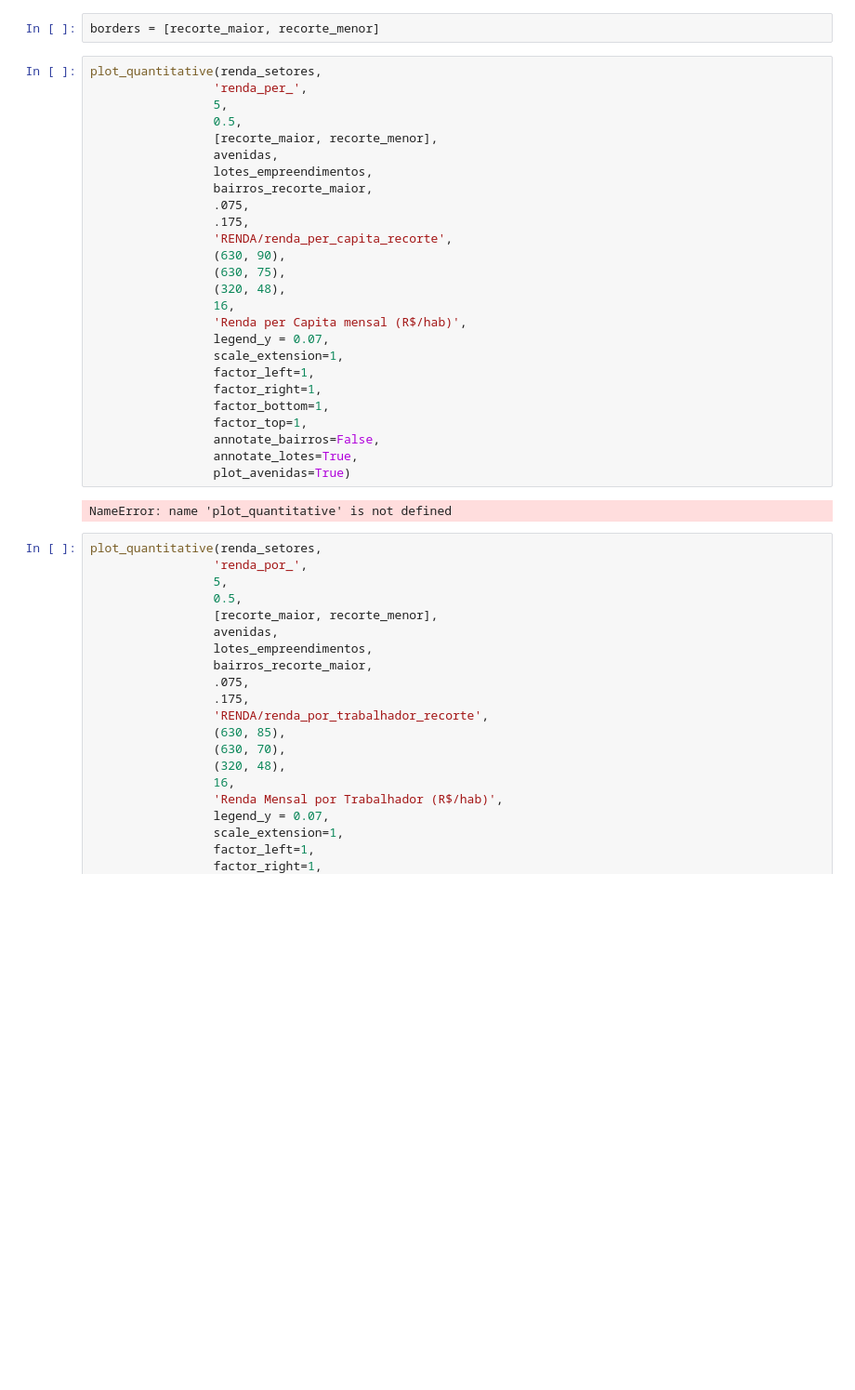
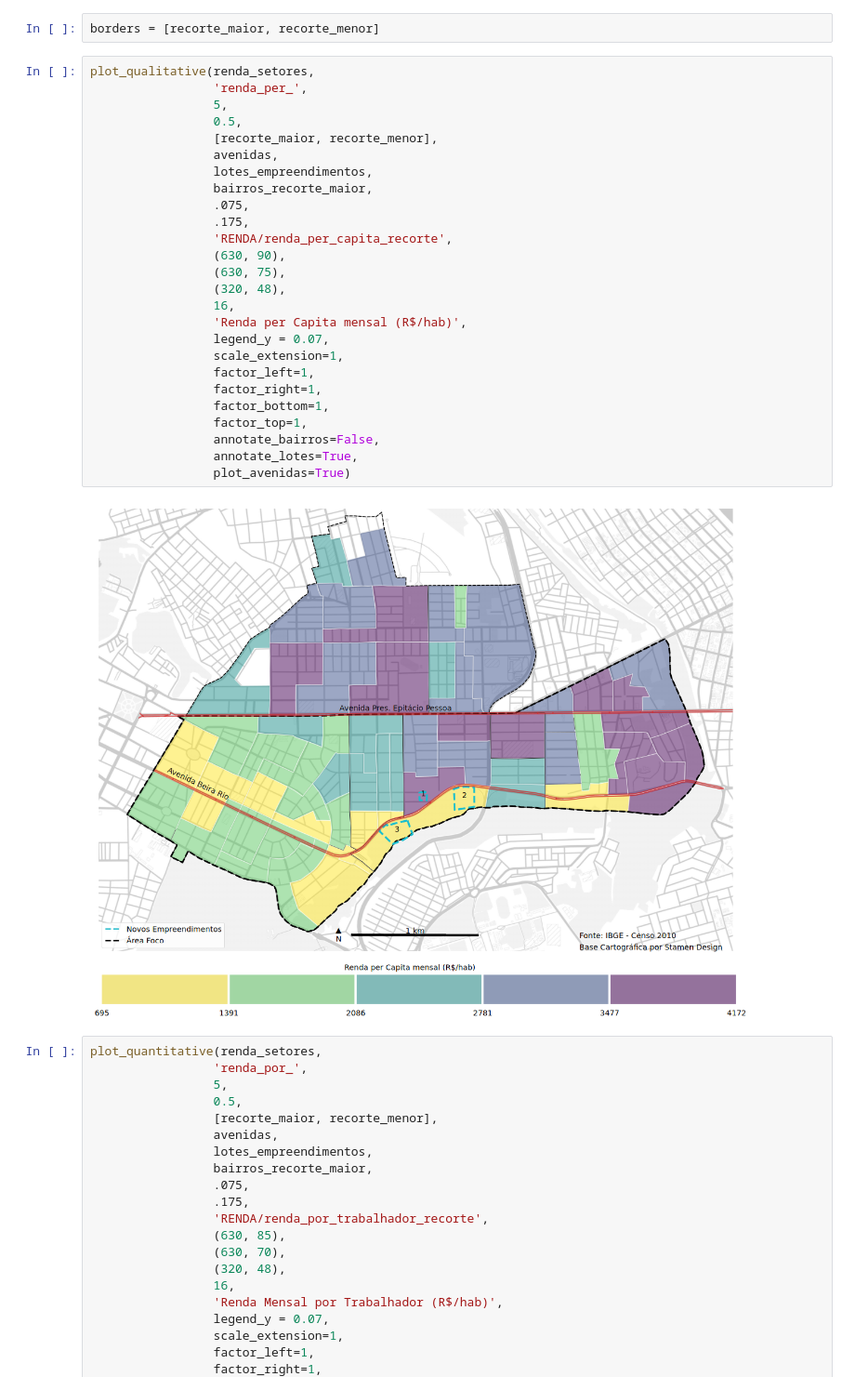
Before and after one commit to fc-anjos/cartografia-joao-pessoa, a Jupyter notebook: RENDA.ipynb, the cells around one changed output. Shown at 93% size. Drawn from its saved outputs; the diff is of its cells as text; blank space fills up the shorter version.

```diff
--- a/RENDA.ipynb
+++ b/RENDA.ipynb
@@ -34,33 +34,33 @@ lotes_empreendimentos['coords'] = [coords[0] for coords in lotes_empreendimentos
 # %%
 borders = [recorte_maior, recorte_menor]
 # %%
-plot_quantitative(renda_setores,
+plot_qualitative(renda_setores,
                  'renda_per_',
                  5,
                  0.5,
                  [recorte_maior, recorte_menor],
                  avenidas,
                  lotes_empreendimentos,
                  bairros_recorte_maior,
                  .075,
                  .175,
                  'RENDA/renda_per_capita_recorte',
                  (630, 90),
                  (630, 75),
                  (320, 48),
                  16,
                  'Renda per Capita mensal (R$/hab)',
                  legend_y = 0.07,
                  scale_extension=1,
                  factor_left=1,
                  factor_right=1,
                  factor_bottom=1,
                  factor_top=1,
                  annotate_bairros=False,
                  annotate_lotes=True,
                  plot_avenidas=True)
 # %% [output]
-NameError: name 'plot_quantitative' is not defined
+[figure, added]
 # %%
 plot_quantitative(renda_setores,
                  'renda_por_',
```
Also changed, not shown: 4 other files.
